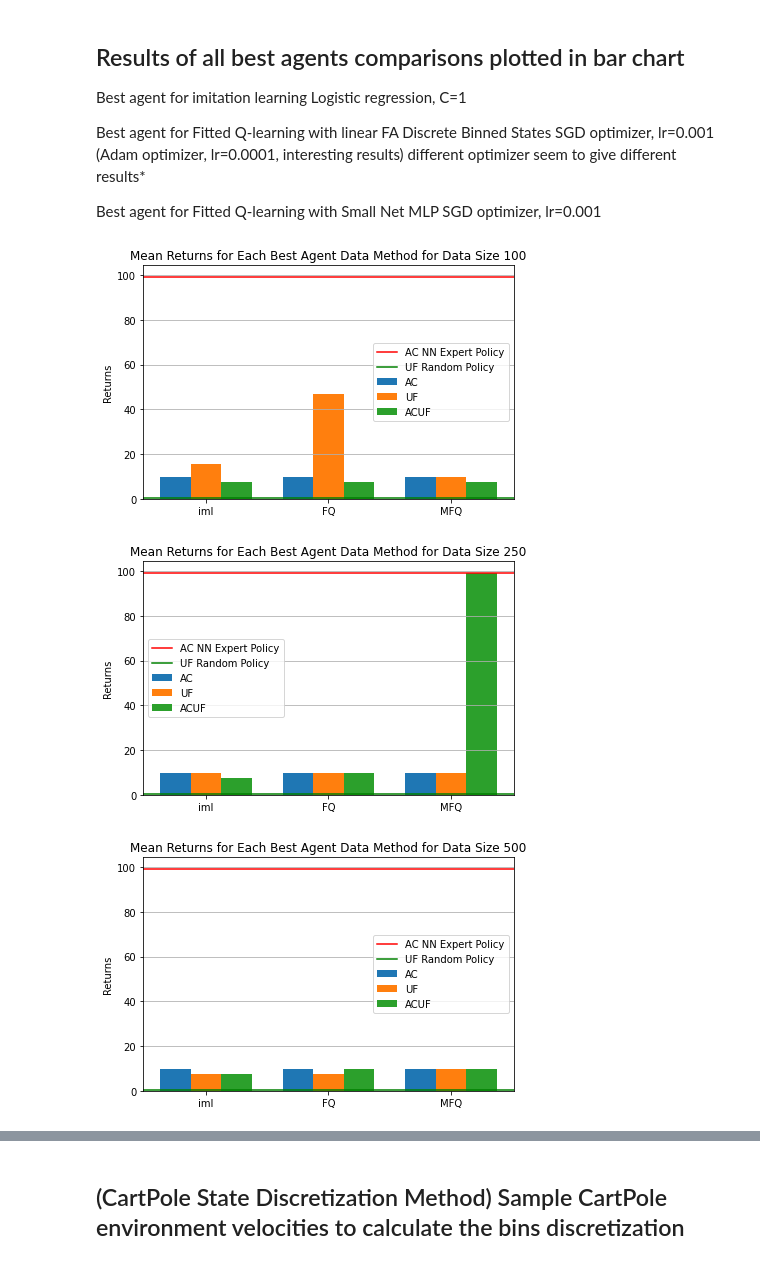
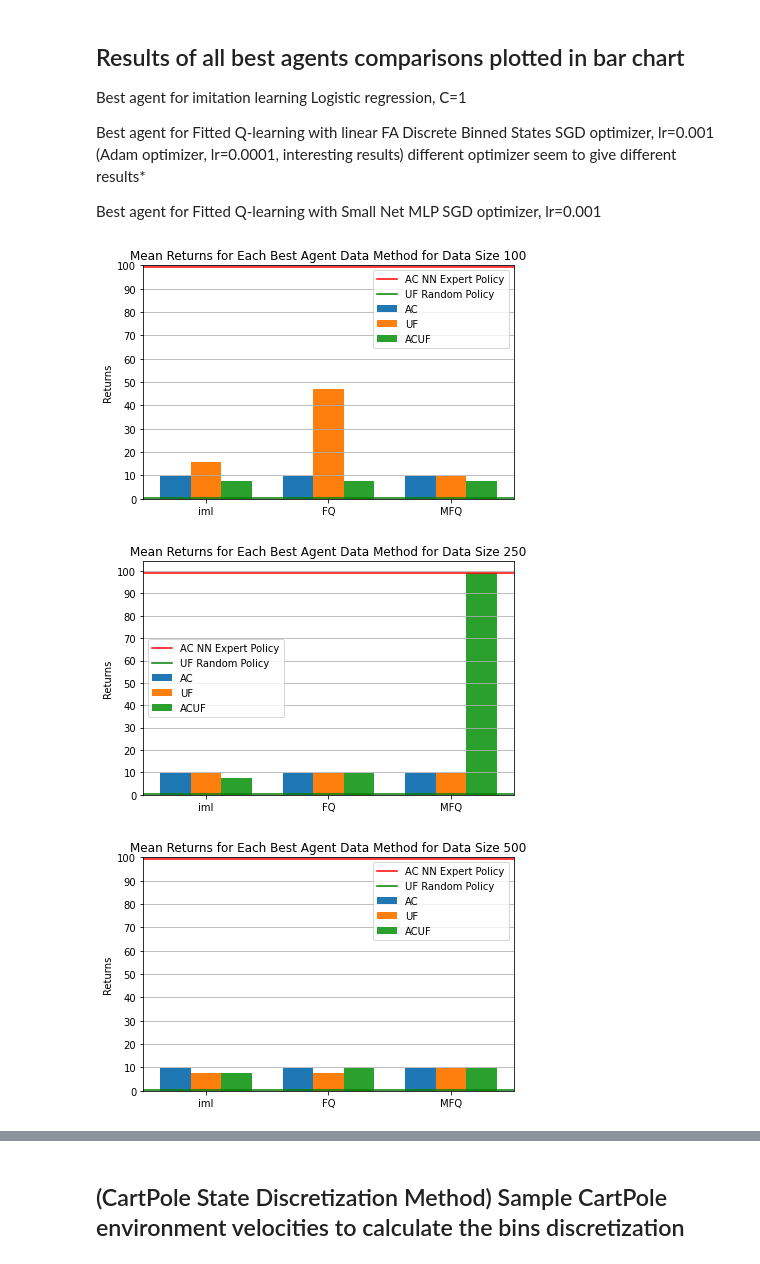
Before and after one commit to Jawing/COMP-579-A3, a Jupyter notebook: assignment3.ipynb, the cells around one changed output, grey strips where cells are left out. Drawn from its saved outputs; the diff is of its cells as text; code cells hidden in the pictures.

Commit message:
better plots

```diff
--- a/assignment3.ipynb
+++ b/assignment3.ipynb
@@ -231,7 +231,10 @@ class OneHotFA:
                 next_state_discrete, next_state_index = self.discretize_state(next_state)
 
                 # Update the Q-value for the current state and action
-                target = reward + gamma * np.max(self.get_Q_actions(next_state_discrete))
+                if terminated:
+                    target = reward
+                else:
+                    target = reward + gamma * np.max(self.get_Q_actions(next_state_discrete))
 
                 # Update the weights for the current state and action
                 self.update_weights(state_discrete,state_index, action, target, alpha)
@@ -3103,6 +3106,9 @@ ax.set_xticks(x)
 ax.set_xticklabels(x_labels)
 ax.legend()
 ax.yaxis.grid(True)
+#y axis show tick every 10 units
+ax.set_yticks(np.arange(0, 110, 10))
+
 
 # draw horizontal line at the mean of the expert data and uf random policy
 plt.axhline(y=mean_rewards_ac_nn, color='r', linestyle='-', label='AC NN Expert Policy')
@@ -3143,6 +3149,8 @@ ax.set_xticks(x)
 ax.set_xticklabels(x_labels)
 ax.legend()
 ax.yaxis.grid(True)
+#y axis show tick every 10 units
+ax.set_yticks(np.arange(0, 110, 10))
 
 # draw horizontal line at the mean of the expert data and uf random policy
 plt.axhline(y=mean_rewards_ac_nn, color='r', linestyle='-', label='AC NN Expert Policy')
@@ -3166,33 +3174,35 @@ means_2 = means[3:6]
 means_3 = means[6:9]
 stds_1 = stds[0:3]
 stds_2 = stds[3:6]
 stds_3 = stds[6:9]
 x = np.arange(len(x_labels))  # the label locations
 width = 0.25  # the width of the bars
 color_1 = 'tab:blue'
 color_2 = 'tab:orange'
 color_3 = 'tab:green'
 rects1 = ax.bar(x - width, means_1, width, yerr=stds_1, label='AC', color=color_1)
 rects2 = ax.bar(x, means_2, width, yerr=stds_2, label='UF', color=color_2)
 rects3 = ax.bar(x + width, means_3, width, yerr=stds_3, label='ACUF', color=color_3)
 
 # Add some text for labels, title and custom x-axis tick labels, etc.
 ax.set_ylabel('Returns')
 ax.set_title('Mean Returns for Each Best Agent Data Method for Data Size 500')
 ax.set_xticks(x)
 ax.set_xticklabels(x_labels)
 ax.legend()
 ax.yaxis.grid(True)
+#y axis show tick every 10 units
+ax.set_yticks(np.arange(0, 110, 10))
 
 # draw horizontal line at the mean of the expert data and uf random policy
 plt.axhline(y=mean_rewards_ac_nn, color='r', linestyle='-', label='AC NN Expert Policy')
 plt.axhline(y=mean_rewards_uf, color='g', linestyle='-', label='UF Random Policy')
 
 # Display the plot
 plt.tight_layout()
 plt.legend()
 plt.show()
 # %% [output]
-[figure, old version]
+[figure, new version]
-[figure, old version]
+[figure, new version]
-[figure, old version]
+[figure, new version]
```
Also changed, not shown: parts of 1 cell of this notebook.
